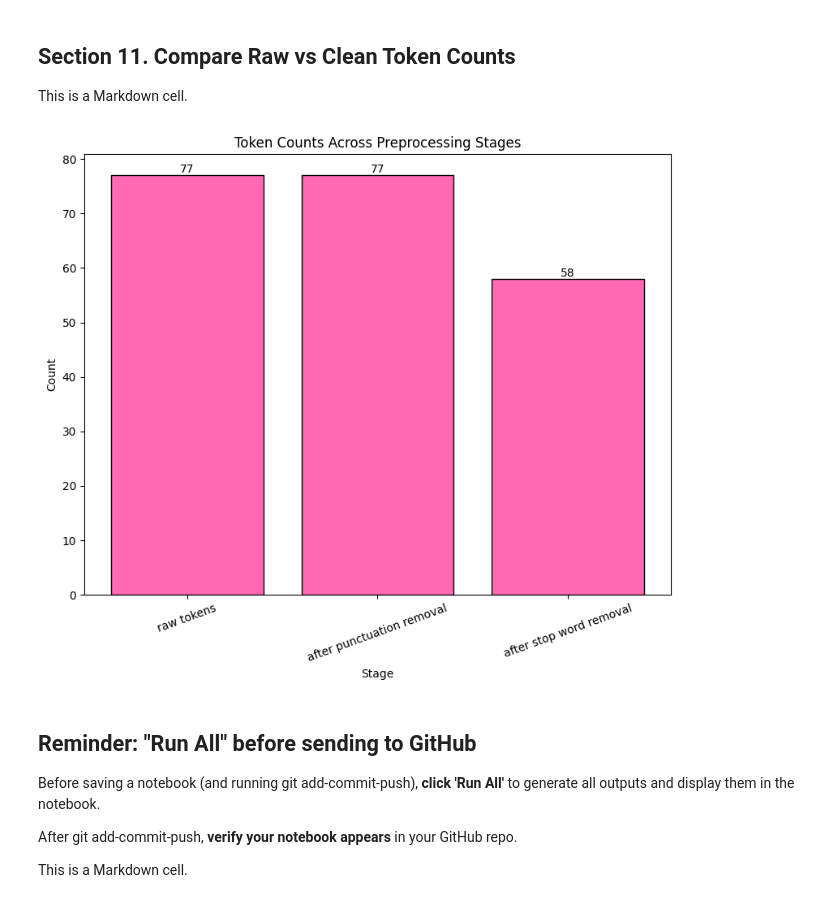
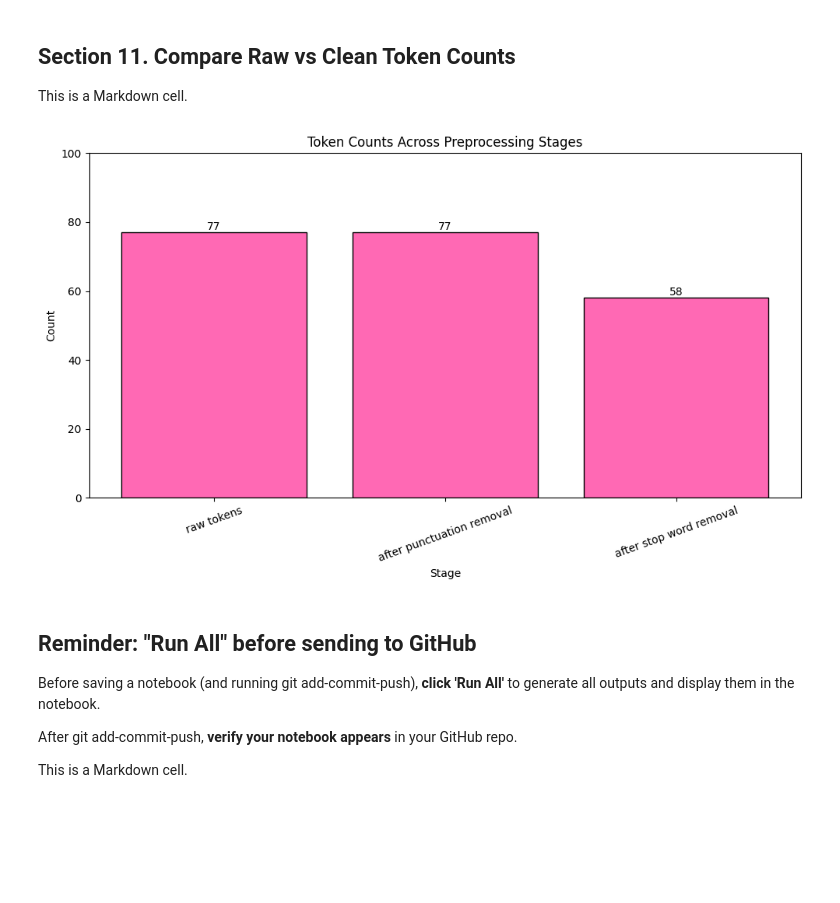
Before and after one commit to ssowers2/nlp-02-text-preprocessing, a Jupyter notebook: notebooks/text_preprocessing_sowers.ipynb, the cells around one changed output. Cells and saved outputs as stored; diff of their text form; code cells hidden in the pictures; blank space fills up the shorter version.

```diff
--- a/notebooks/text_preprocessing_sowers.ipynb
+++ b/notebooks/text_preprocessing_sowers.ipynb
@@ -329,35 +331,37 @@ This is a Markdown cell.
 # %%
 # Section 11 Python cell
 
-plt.figure(figsize=(8, 7))
+plt.figure(figsize=(10, 6))
 
 # Added color and edge styling
 bars = plt.bar(
     summary_df["stage"], summary_df["count"], color="#FF69B4", edgecolor="black"
 )
 
 ax = plt.gca()
 ax.tick_params(axis="x", labelrotation=20)
 
 plt.title("Token Counts Across Preprocessing Stages")
 plt.xlabel("Stage")
 plt.ylabel("Count")
 
 # Add data labels above each bar
 for bar in bars:
     height = bar.get_height()
     plt.text(
         bar.get_x() + bar.get_width() / 2,
         height,
         str(int(height)),
         ha="center",
         va="bottom",
     )
 
+plt.ylim(0, 100)
+
 plt.tight_layout()
 plt.show()
 # %% [output]
-[figure, old version]
+[figure, new version]
 # %% [markdown]
 ## Reminder: "Run All" before sending to GitHub
 
```
Also changed, not shown: parts of 1 cell of this notebook.
